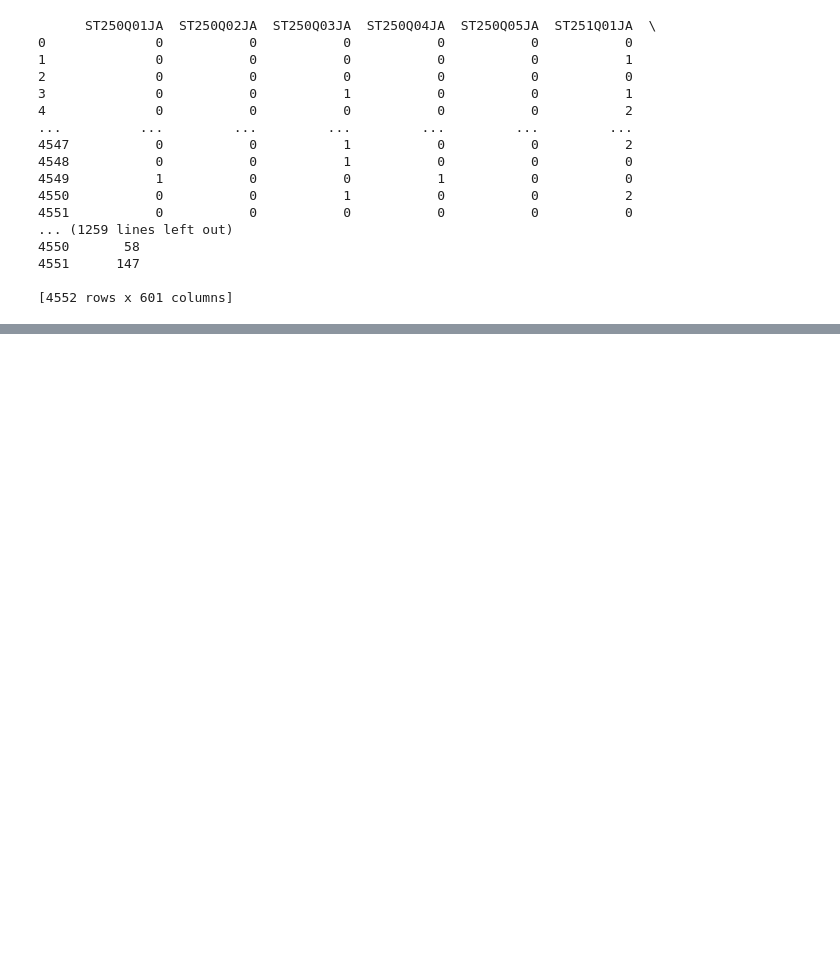
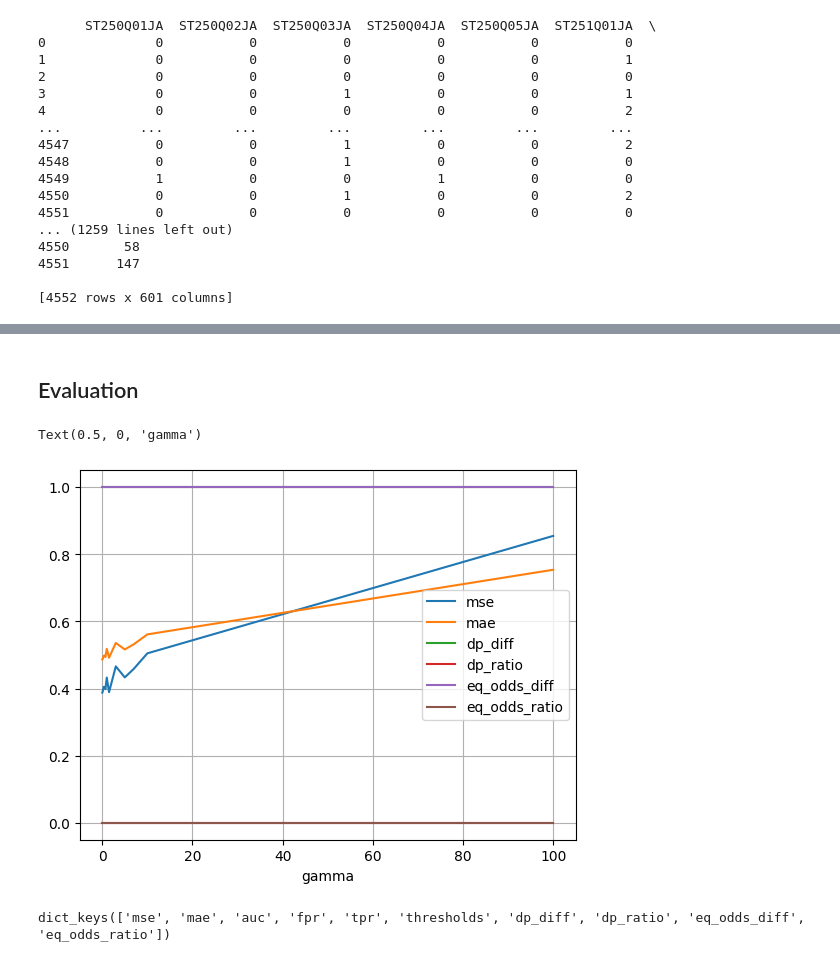
Before and after one commit to GatiAher/pisa_oecd_analysis, a Jupyter notebook: notebooks/fair_nn.ipynb, the cells around one changed output, grey strips where cells are left out. Saved outputs shown, nothing was run; the diff lists cells and outputs as text; code cells hidden in the pictures; blank space fills up the shorter version.

```diff
--- a/notebooks/fair_nn.ipynb
+++ b/notebooks/fair_nn.ipynb
@@ -161,3 +165,6 @@ label_std = y_train.std()
 y_train_normalized = (y_train - label_mean ) / label_std
 y_val_normalized = (y_val - label_mean ) / label_std
 y_test_normalized = (y_test - label_mean ) / label_std
+# %%
+label_threshold = (500 - label_mean)/label_std
+print(label_threshold)
@@ -359,0 +392,2 @@ Early stopping!
+# %% [markdown]
+## Evaluation
@@ -359,0 +446,13 @@ Early stopping!
+# %%
+for key in ['mse', 'mae', 'dp_diff', 'dp_ratio', 'eq_odds_diff', 'eq_odds_ratio']:
+    plt.plot(gammas, eval_metrics[key], label=key)
+plt.legend()
+plt.grid()
+plt.xlabel('gamma')
+# %% [output]
+Text(0.5, 0, 'gamma')
+[figure, added]
+# %%
+eval_metrics.keys()
+# %% [output]
+dict_keys(['mse', 'mae', 'auc', 'fpr', 'tpr', 'thresholds', 'dp_diff', 'dp_ratio', 'eq_odds_diff', 'eq_odds_ratio'])
```
Also changed, not shown: parts of 9 cells of this notebook.
